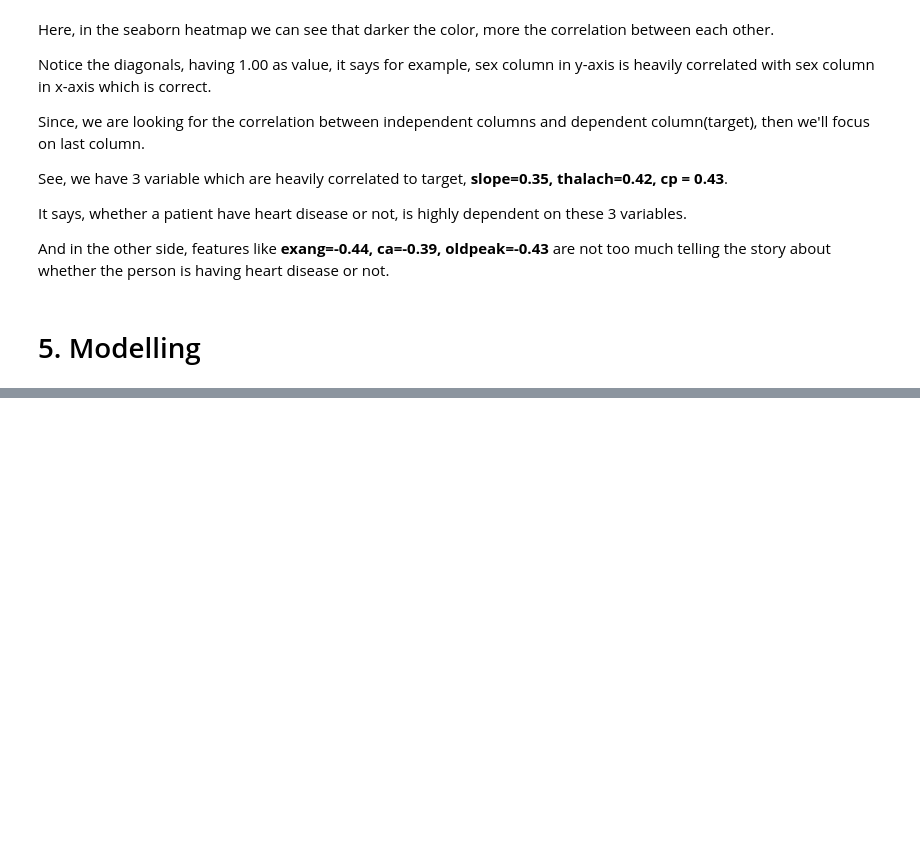
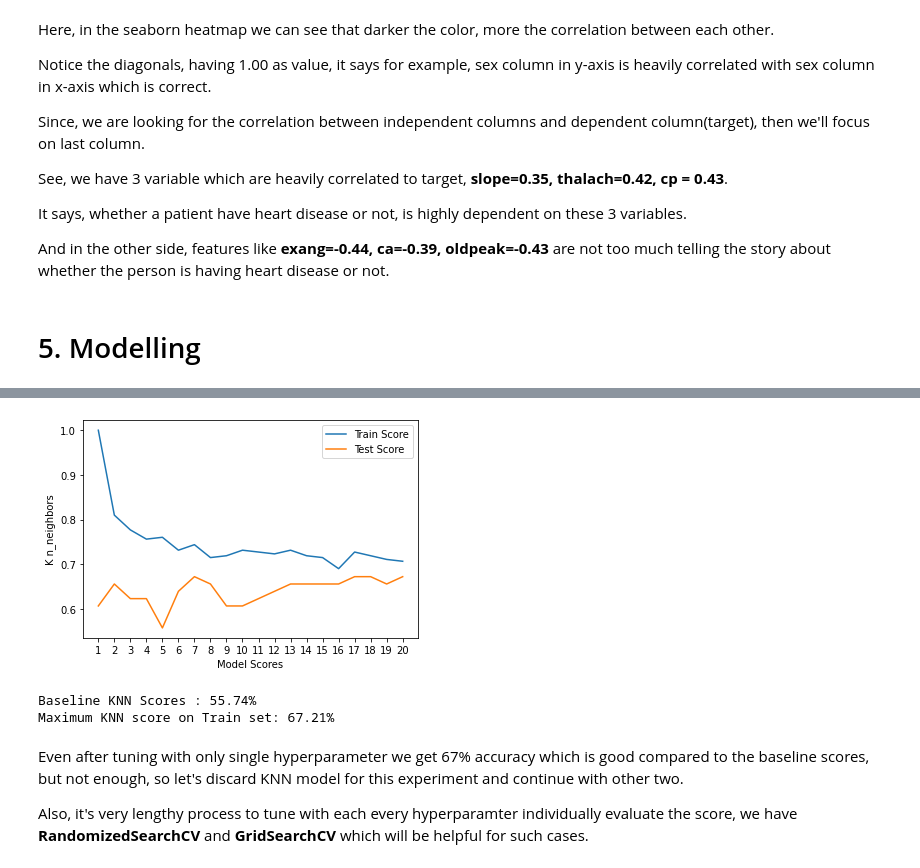
Before and after one commit to SaketMunda/heart-disease-ml-project, a Jupyter notebook: end-to-end-heart-disease-classification.ipynb, the cells around one changed output, grey strips where cells are left out. Cells and saved outputs as stored; diff of their text form; code cells hidden in the pictures; blank space fills up the shorter version.

```diff
--- a/end-to-end-heart-disease-classification.ipynb
+++ b/end-to-end-heart-disease-classification.ipynb
@@ -378,0 +454,29 @@ We're going to try 3 different machine learning models:
+# %%
+# Tuning KNN model first
+
+# There is a hyperparameter called k_neighbors, default value is 5.
+# Let's try with random numbers and evaluate the score of the model
+
+np.random.seed(7)
+
+n_neighbors = range(1,21)
+
+# creating empty train and test score to store the scores with random n_neighbors
+train_scores = []
+test_scores = []
+
+
+knn = KNeighborsClassifier()
+
+for i in n_neighbors:
+
+    knn.set_params(n_neighbors=i)
+
+    #fit the model
+    knn.fit(X_train, y_train)
+
+    # train scores
+    train_scores.append(knn.score(X_train, y_train))
+
+    # test scores
+    test_scores.append(knn.score(X_test, y_test))
@@ -378,0 +529,24 @@ We're going to try 3 different machine learning models:
+# %%
+# let's visualize it
+
+plt.plot(n_neighbors, train_scores, label = "Train Score")
+plt.plot(n_neighbors, test_scores, label = "Test Score")
+
+plt.xticks(np.arange(1,21,1))
+plt.xlabel("Model Scores")
+plt.ylabel("K n_neighbors")
+plt.legend();
+# %% [output]
+[figure, added]
+# %%
+baseline_KNN = round((model_baseline_scores.get("KNN")*100),2)
+
+print(f"Baseline KNN Scores : {baseline_KNN}%")
+print(f"Maximum KNN score on Train set: {max(test_scores)*100:.2f}%")
+# %% [output]
+Baseline KNN Scores : 55.74%
+Maximum KNN score on Train set: 67.21%
+# %% [markdown]
+Even after tuning with only single hyperparameter we get 67% accuracy which is good compared to the baseline scores, but not enough, so let's discard KNN model for this experiment and continue with other two.
+
+Also, it's very lengthy process to tune with each every hyperparamter individually evaluate the score, we have **RandomizedSearchCV** and **GridSearchCV** which will be helpful for such cases.
```
Also changed, not shown: parts of 11 cells of this notebook.
